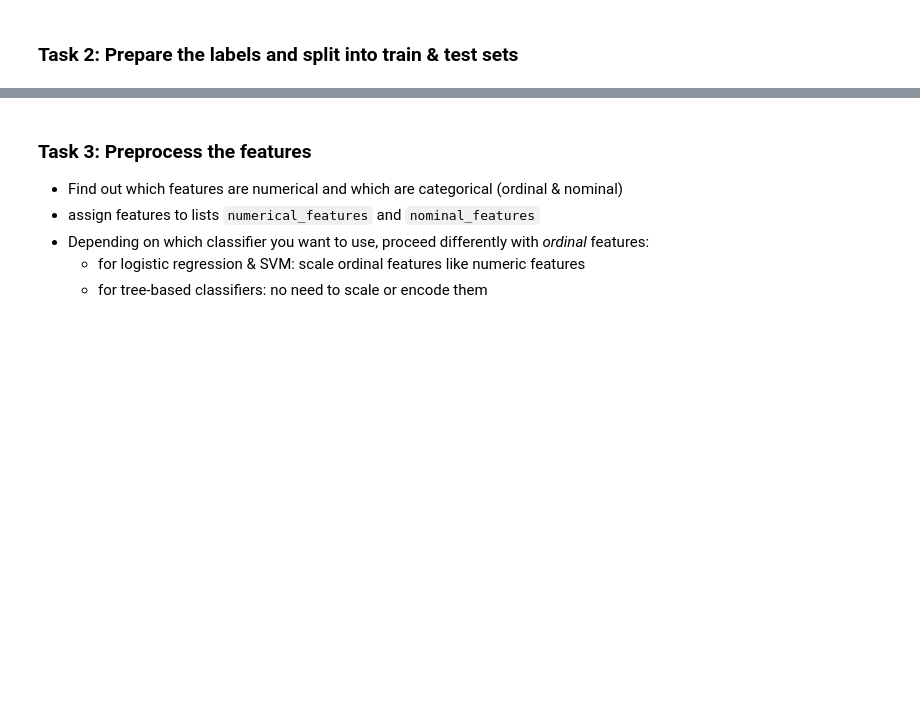
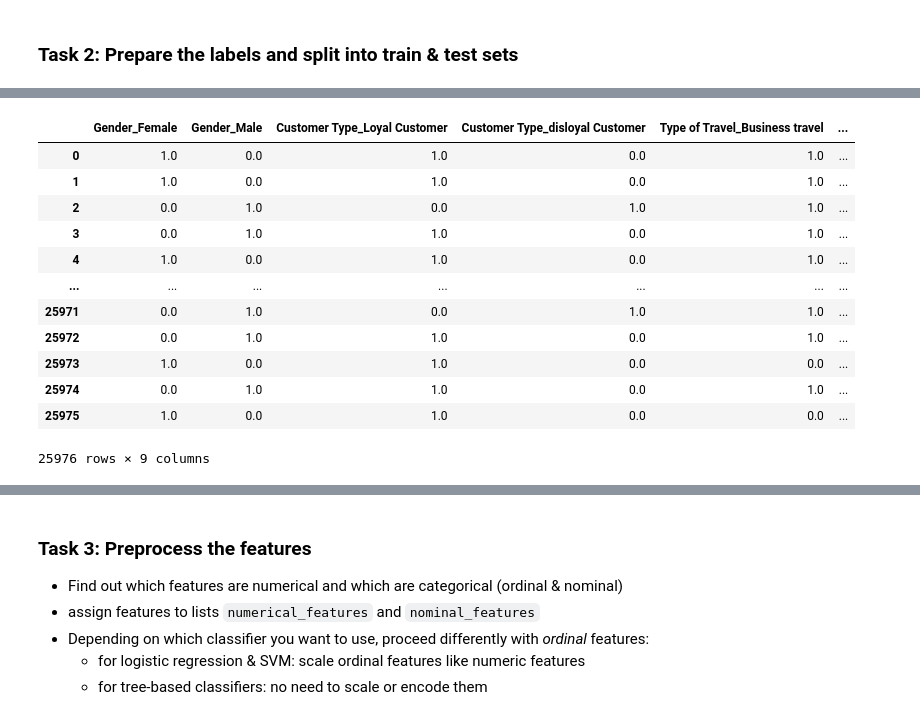
Before and after one commit to ReDI-School/F24-Berlin-Machine-Learning, a Jupyter notebook: navid_work_directory/homework_3_airline_satisfaction/classification_lab.ipynb, the cells around one changed output, grey strips where cells are left out. Drawn from its saved outputs; the diff is of its cells as text; code cells hidden in the pictures; blank space fills up the shorter version.

```diff
--- a/navid_work_directory/homework_3_airline_satisfaction/classification_lab.ipynb
+++ b/navid_work_directory/homework_3_airline_satisfaction/classification_lab.ipynb
@@ -451,0 +447,2 @@ memory usage: 5.0+ MB
+# %%
+df = df.drop(columns=['Unnamed: 0', 'id', 'Arrival Delay in Minutes'],axis=1)
@@ -452,6 +459,27 @@ memory usage: 5.0+ MB
 # %%
 # create a binary label column, discard the original label column
+from sklearn.preprocessing import OneHotEncoder
+from sklearn.compose import ColumnTransformer
+from sklearn.pipeline import Pipeline
+ohe = OneHotEncoder(handle_unknown='ignore', sparse_output = False).set_output(transform='pandas')
+ohetransform = ohe.fit_transform(df[['Gender', 'Customer Type', 'Type of Travel', 'Class']])
 
 # remove unnecessary columns
 
 # split the data into train and test
+# %%
+ohetransform
+# %% [output]
+|  | Gender_Female | Gender_Male | Customer Type_Loyal Customer | Customer Type_disloyal Customer | Type of Travel_Business travel | ... |
+| 0 | 1.0 | 0.0 | 1.0 | 0.0 | 1.0 | ... |
+| 1 | 1.0 | 0.0 | 1.0 | 0.0 | 1.0 | ... |
+| 2 | 0.0 | 1.0 | 0.0 | 1.0 | 1.0 | ... |
+| 3 | 0.0 | 1.0 | 1.0 | 0.0 | 1.0 | ... |
+| 4 | 1.0 | 0.0 | 1.0 | 0.0 | 1.0 | ... |
+| ... | ... | ... | ... | ... | ... | ... |
+| 25971 | 0.0 | 1.0 | 0.0 | 1.0 | 1.0 | ... |
+| 25972 | 0.0 | 1.0 | 1.0 | 0.0 | 1.0 | ... |
+| 25973 | 1.0 | 0.0 | 1.0 | 0.0 | 0.0 | ... |
+| 25974 | 0.0 | 1.0 | 1.0 | 0.0 | 1.0 | ... |
+| 25975 | 1.0 | 0.0 | 1.0 | 0.0 | 0.0 | ... |
+25976 rows × 9 columns
```
Also changed, not shown: parts of 9 cells of this notebook.
